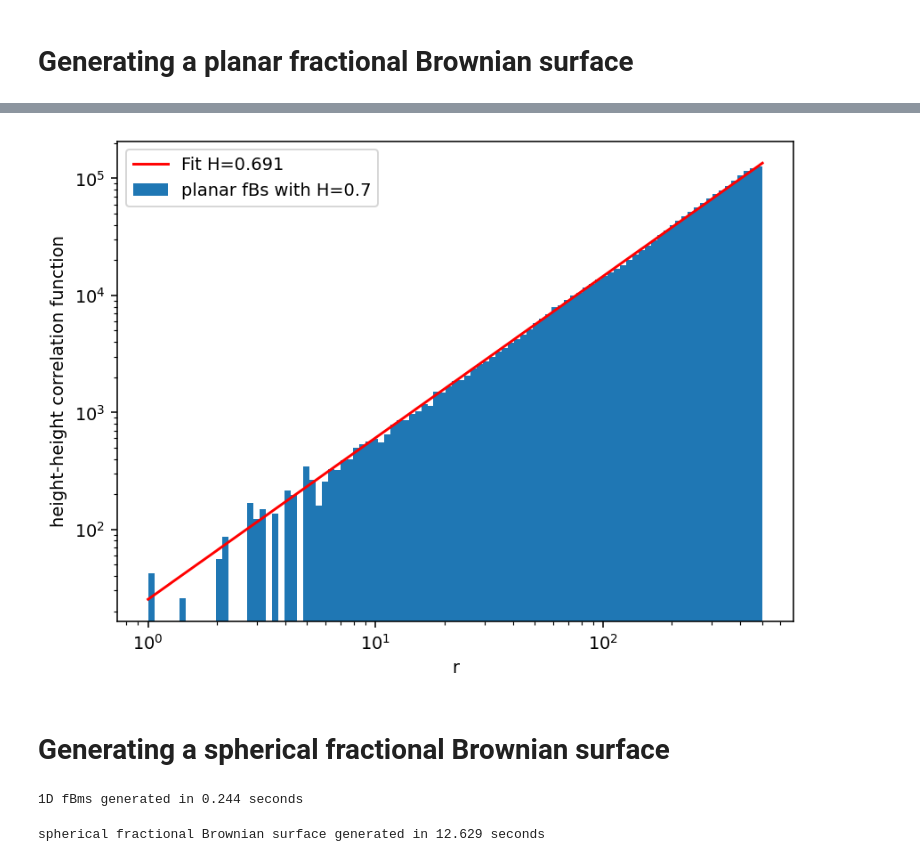
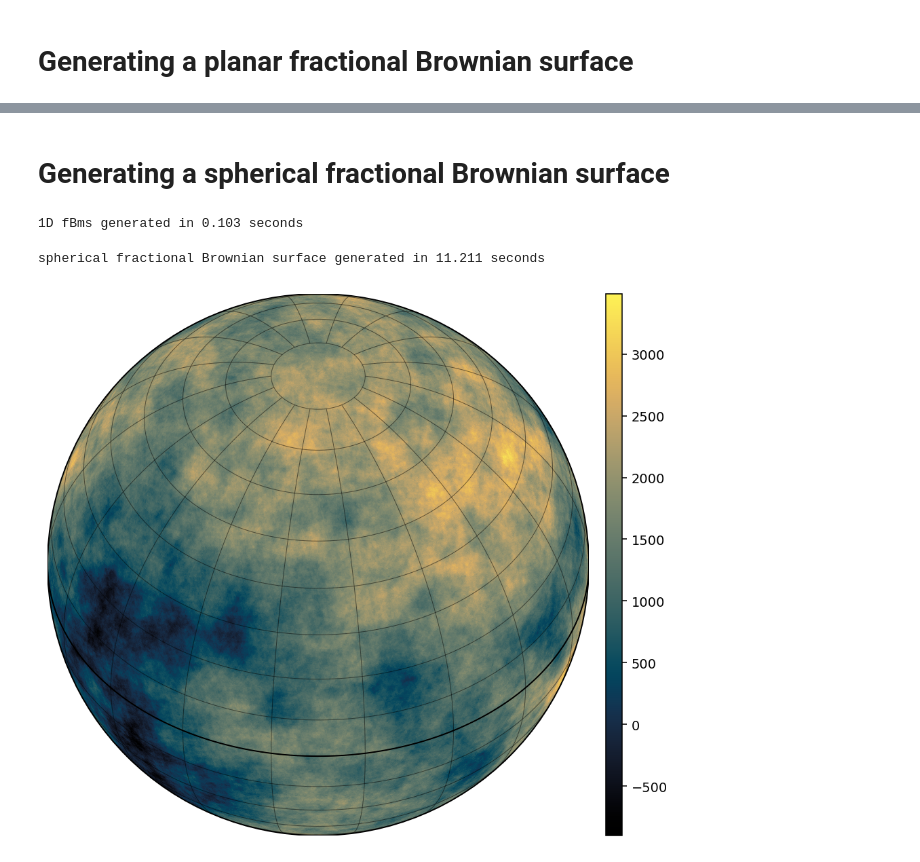
Before and after one commit to Majakas/spherical-fractional-brownian-surface, a Jupyter notebook: example_notebook.ipynb, the cells around one changed output, grey strips where cells are left out. Saved outputs shown, nothing was run; the diff lists cells and outputs as text; code cells hidden in the pictures.

```diff
--- a/example_notebook.ipynb
+++ b/example_notebook.ipynb
@@ -26,46 +27,41 @@ plt.show()
-# %%
-from scipy.stats import binned_statistic
-
-# Plot the rough height-height correlation function
-n = 10000000
-r_max = 500
-ix1 = np.random.randint(r_max, z.shape[0] - r_max, n)
-iy1 = np.random.randint(r_max, z.shape[1] - r_max, n)
-ix2 = np.random.randint(0, z.shape[0], n)
-iy2 = np.random.randint(0, z.shape[1], n)
-
-r = np.sqrt((ix1 - ix2)**2 + (iy1 - iy2)**2)
-# calculate the squared height difference
-dz2 = (z[ix1, iy1] - z[ix2, iy2])**2
-
-r_bins = np.exp(np.linspace(np.log(1), np.log(r_max), 100))
-r_bins_center = 0.5*(r_bins[1:] + r_bins[:-1])
-# bin average values of dz2 using binned_statistic
-dz2_bins, *_ = binned_statistic(r, dz2, bins=r_bins, statistic='mean')
-dz2_bins = np.nan_to_num(dz2_bins)
-
-
-# Fit a linear relation to the data
-m, b = np.polyfit(np.log(r_bins_center[dz2_bins!=0]), np.log(dz2_bins[dz2_bins!=0]), 1)
-
-fig, ax = plt.subplots(figsize=(7, 5), dpi=140)
-ax.plot(r_bins, np.exp(m*np.log(r_bins) + b), 'r-', label=f'Fit H={m/2:.3f}')
-
-ax.stairs(dz2_bins, r_bins, fill=True, label=f'planar fBs with H={H}')
-ax.legend()
-ax.set_yscale('log')
-ax.set_xscale('log')
-ax.set_ylabel('height-height correlation function')
-ax.set_xlabel('r')
-plt.show()
-# %% [output]
-[figure, removed]
 # %% [markdown]
 # Generating a spherical fractional Brownian surface
 # %%
-z = generate_spherical_fractional_brownian_surface(2048, H=H, num_components=50)
+H = 0.5
+z = generate_spherical_fractional_brownian_surface(2048, H=H, num_components=100, seed=1)
 # %% [output]
-1D fBms generated in 0.244 seconds
+1D fBms generated in 0.103 seconds
-spherical fractional Brownian surface generated in 12.629 seconds
+spherical fractional Brownian surface generated in 11.211 seconds
+# %%
+from mpl_toolkits.basemap import Basemap
+import matplotlib.pyplot as plt
+
+fig, (ax, cax) = plt.subplots(
+    1, 2, figsize=(7, 6), gridspec_kw={'width_ratios': [7, 0.2]}, dpi=140, layout='tight'
+)
+map = Basemap(projection='ortho', lon_0=0, lat_0=45, ax=ax)
+
+x = np.linspace(-180, 180, z.shape[1], endpoint=True)
+y = np.linspace(-90, 90, z.shape[0], endpoint=True)
+
+xx, yy = np.meshgrid(x, y)
+xx,yy = map(xx, yy)
+
+im = map.pcolor(xx, yy, z, latlon=False, cmap=cmap)
+
+parallels = np.arange(-60.,81,10.)
+
+kw = dict(dashes=(1, 0), linewidth=0.5, color=(0, 0, 0, 0.5))
+meridians = np.arange(10.,351.,20.)
+map.drawparallels(parallels,labels=[False,False,False,False], **kw)
+map.drawmeridians(meridians,labels=[False,False,False,False], **kw)
+map.drawparallels([0],labels=[False,False, False,False], dashes=(1, 0), linewidth=1, color=(0, 0, 0))
+
+cb = fig.colorbar(im, cax=cax, orientation='vertical')
+
+fig.savefig('example_sfbs_proj_ortho.png', transparent=False, bbox_inches='tight', dpi=140)
+plt.show()
+# %% [output]
+[figure, added]
 # %%
 fig, (ax, cax) = plt.subplots(
```
Also changed, not shown: parts of 6 cells of this notebook, 5 other files.
